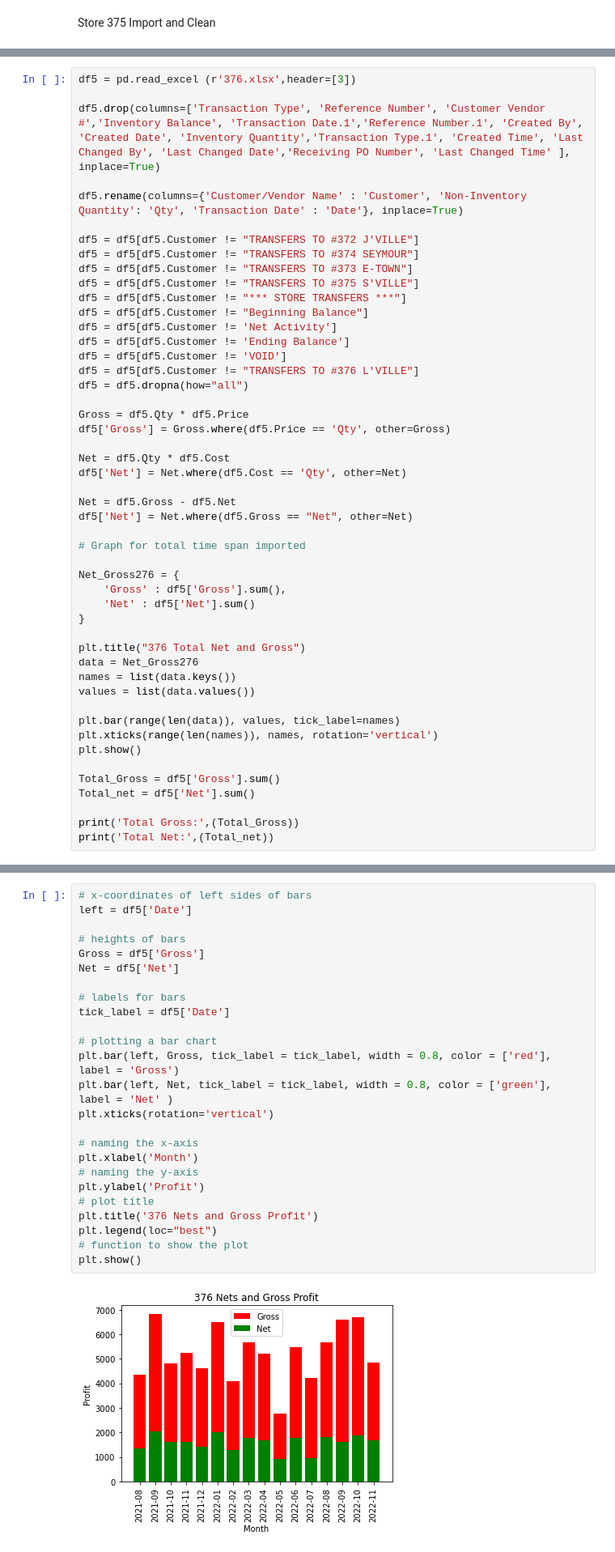
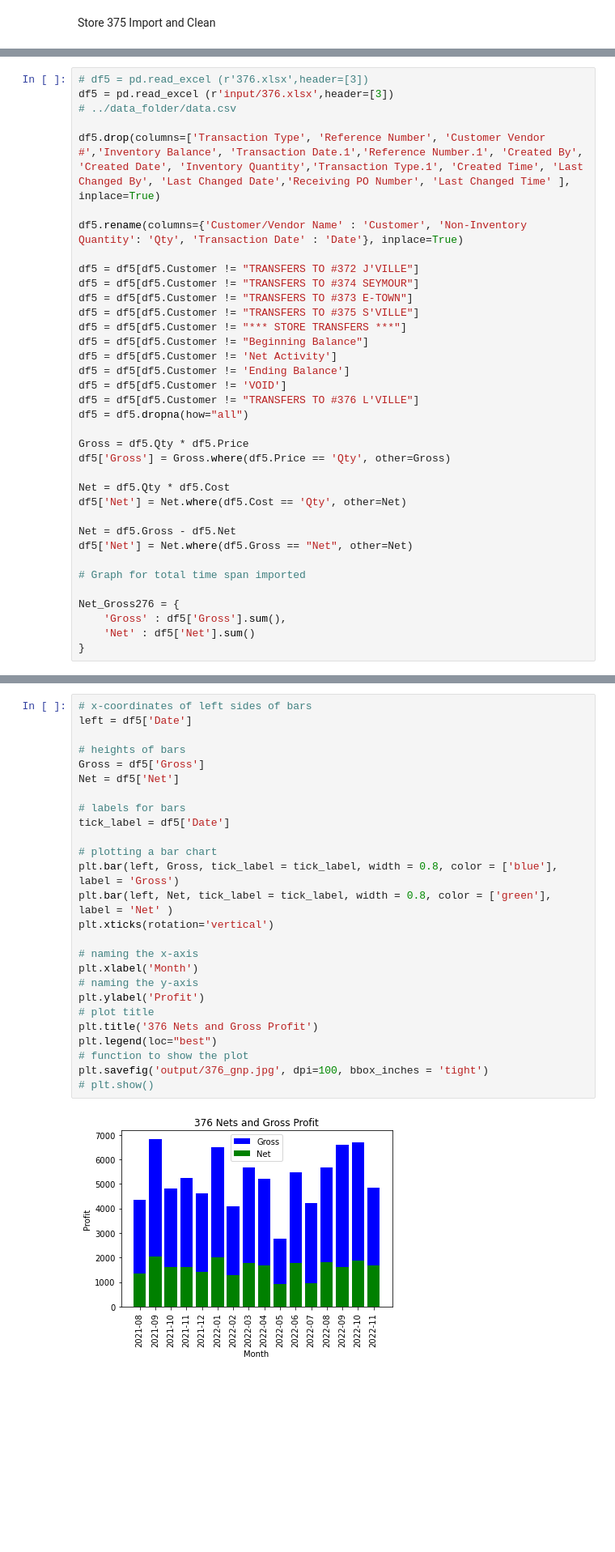
Before and after one commit to dmorton714/vis, a Jupyter notebook: import_ready.ipynb, the cells around one changed output, grey strips where cells are left out. Shown: that part at 81% size. Saved outputs shown, nothing was run; the diff lists cells and outputs as text; blank space fills up the shorter version.

```diff
--- a/import_ready.ipynb
+++ b/import_ready.ipynb
@@ -564,5 +402,7 @@ plt.show()
 # %%
-df5 = pd.read_excel (r'376.xlsx',header=[3])
+# df5 = pd.read_excel (r'376.xlsx',header=[3])
+df5 = pd.read_excel (r'input/376.xlsx',header=[3])
+# ../data_folder/data.csv
 
 df5.drop(columns=['Transaction Type', 'Reference Number', 'Customer Vendor #','Inventory Balance', 'Transaction Date.1','Reference Number.1', 'Created By', 'Created Date', 'Inventory Quantity','Transaction Type.1', 'Created Time', 'Last Changed By', 'Last Changed Date','Receiving PO Number', 'Last Changed Time' ], inplace=True)
 
@@ -595,18 +435,3 @@ Net_Gross276 = {
     'Gross' : df5['Gross'].sum(),
     'Net' : df5['Net'].sum()
 }
-
-plt.title("376 Total Net and Gross")
-data = Net_Gross276
-names = list(data.keys())
-values = list(data.values())
-
-plt.bar(range(len(data)), values, tick_label=names)
-plt.xticks(range(len(names)), names, rotation='vertical')
-plt.show()
-
-Total_Gross = df5['Gross'].sum()
-Total_net = df5['Net'].sum()
-
-print('Total Gross:',(Total_Gross))
-print('Total Net:',(Total_net))
@@ -672,30 +456,31 @@ Date
 # %%
 # x-coordinates of left sides of bars
 left = df5['Date']
 
 # heights of bars
 Gross = df5['Gross']
 Net = df5['Net']
 
 # labels for bars
 tick_label = df5['Date']
 
 # plotting a bar chart
-plt.bar(left, Gross, tick_label = tick_label, width = 0.8, color = ['red'], label = 'Gross')
+plt.bar(left, Gross, tick_label = tick_label, width = 0.8, color = ['blue'], label = 'Gross')
 plt.bar(left, Net, tick_label = tick_label, width = 0.8, color = ['green'], label = 'Net' )
 plt.xticks(rotation='vertical')
 
 # naming the x-axis
 plt.xlabel('Month')
 # naming the y-axis
 plt.ylabel('Profit')
 # plot title
 plt.title('376 Nets and Gross Profit')
 plt.legend(loc="best")
 # function to show the plot
-plt.show()
+plt.savefig('output/376_gnp.jpg', dpi=100, bbox_inches = 'tight')
+# plt.show()
 # %% [output]
-[figure, old version]
+[figure, new version]
 # %%
 frames = [df0, df1, df2, df3, df4, df5]
 
```
Also changed, not shown: parts of 30 cells of this notebook, 22 other files.
